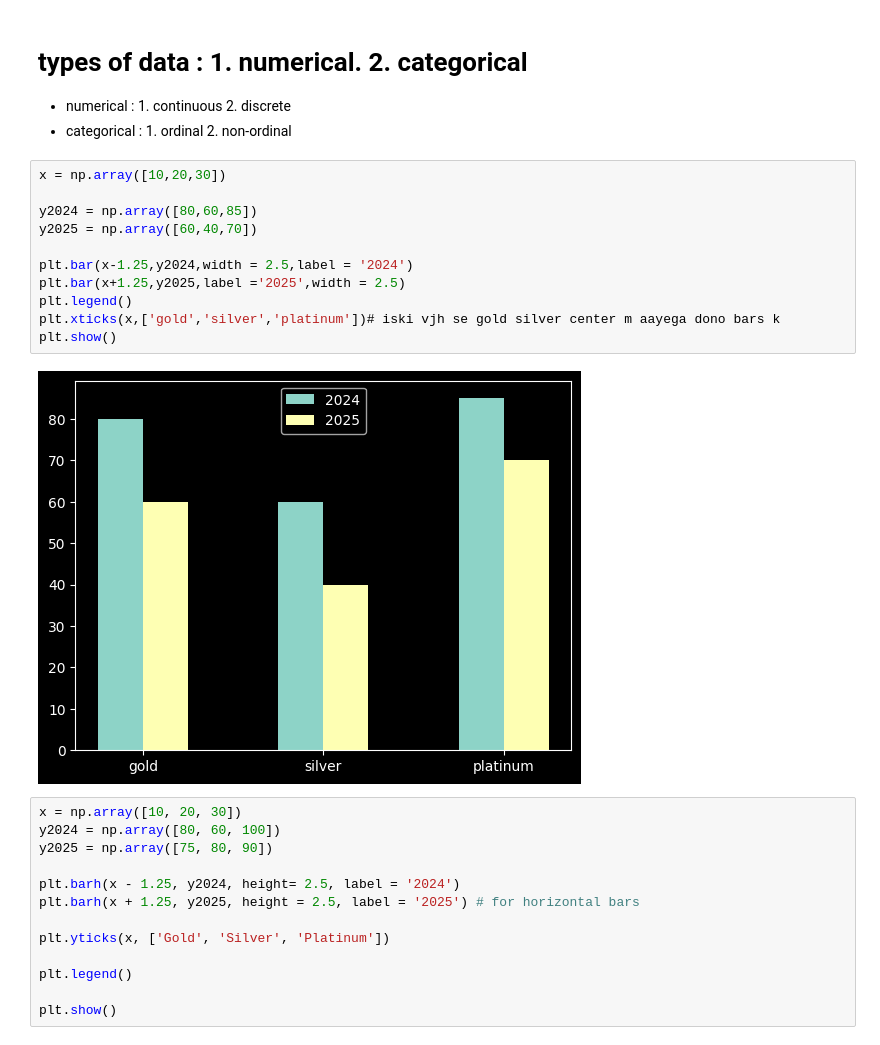
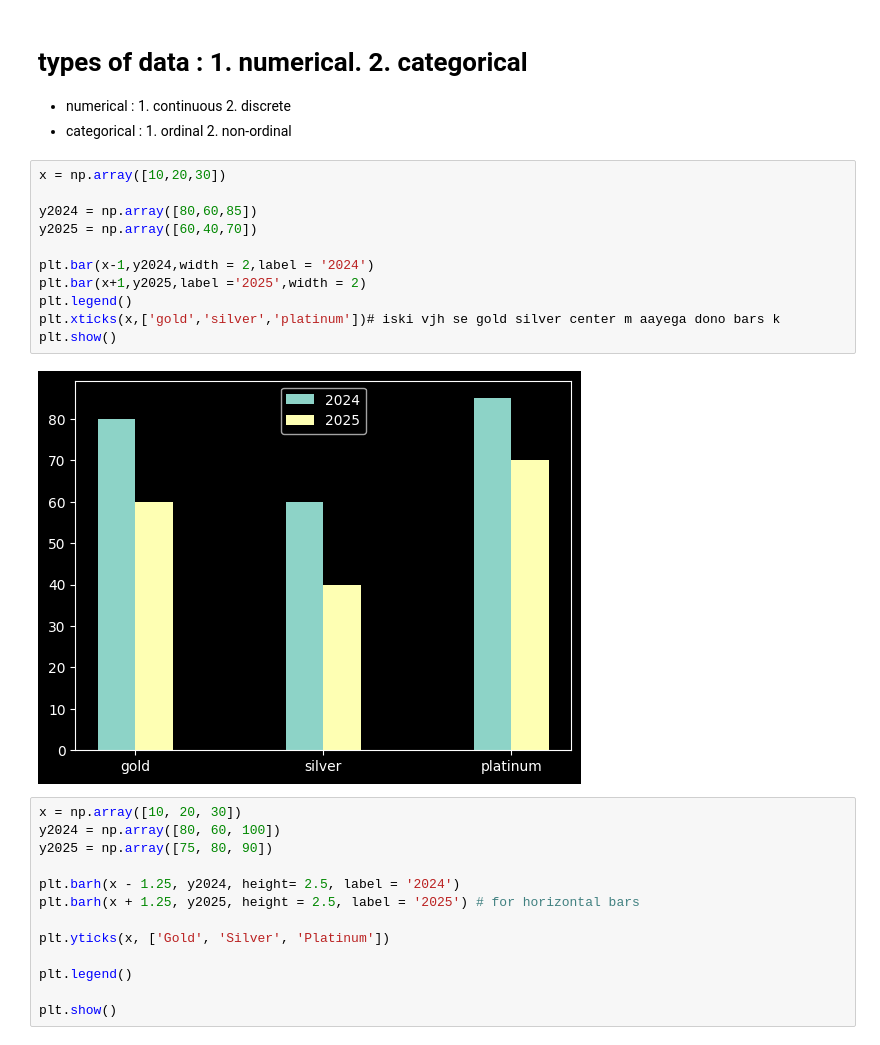
Before and after one commit to Aayush-Bhatia/python-for-DataAnalytics, a Jupyter notebook: DataVisualization.ipynb, the cells around one changed output. Cells and saved outputs as stored; diff of their text form.

```diff
--- a/DataVisualization.ipynb
+++ b/DataVisualization.ipynb
@@ -338,16 +335,16 @@ plt.show()
 # %%
 x = np.array([10,20,30])
 
 y2024 = np.array([80,60,85])
 y2025 = np.array([60,40,70])
 
-plt.bar(x-1.25,y2024,width = 2.5,label = '2024')
-plt.bar(x+1.25,y2025,label ='2025',width = 2.5)
+plt.bar(x-1,y2024,width = 2,label = '2024')
+plt.bar(x+1,y2025,label ='2025',width = 2)
 plt.legend()
 plt.xticks(x,['gold','silver','platinum'])# iski vjh se gold silver center m aayega dono bars k
 plt.show()
 # %% [output]
-[figure, old version]
+[figure, new version]
 # %%
 x = np.array([10, 20, 30])
 y2024 = np.array([80, 60, 100])
```
Also changed, not shown: parts of 18 cells of this notebook, 12 other files.
